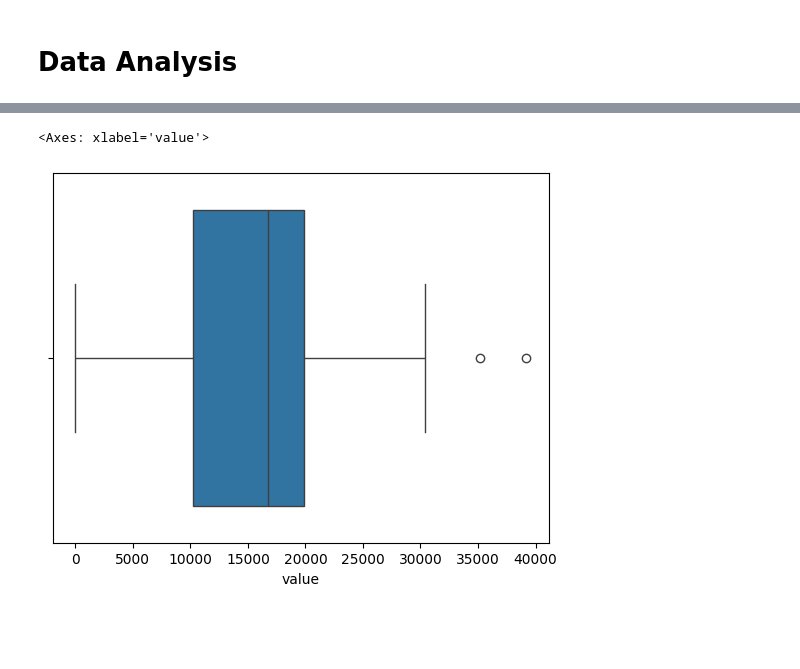
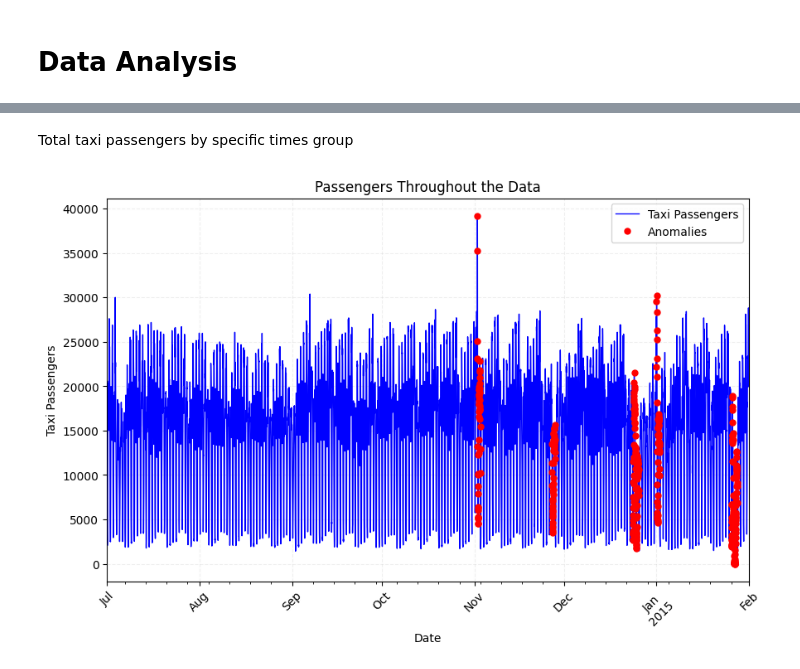
Before and after one commit to IKRAMJAAFAR/DeeL, a Jupyter notebook: preliminary.ipynb, the cells around one changed output, grey strips where cells are left out. Saved outputs shown, nothing was run; the diff lists cells and outputs as text; code cells hidden in the pictures; blank space fills up the shorter version.

```diff
--- a/preliminary.ipynb
+++ b/preliminary.ipynb
@@ -230,3 +231,9 @@ See the caveats in the documentation: https://pandas.pydata.org/pandas-docs/stab
 # %%
 # Save the merged_data DataFrame to a CSV file
 dataset.to_csv('updated_dataset.csv', index=False)
+# %%
+dataset['timestamp'] = pd.to_datetime(dataset['timestamp'])
+dataset = dataset.set_index("timestamp")
+print(dataset.isnull().sum())
+print()
+dataset.describe()
@@ -240,5 +270,2 @@ taxi_df['value'].hist(bins=50)
-# %%
-sns.boxplot(x=taxi_df['value'])
-# %% [output]
-<Axes: xlabel='value'>
-[figure, removed]
+# %% [markdown]
+Total taxi passengers by specific times group
@@ -244,0 +317,4 @@ sns.boxplot(x=taxi_df['value'])
+# %%
+make_graph()
+# %% [output]
+[figure, added]
```
Also changed, not shown: parts of 6 cells of this notebook.
